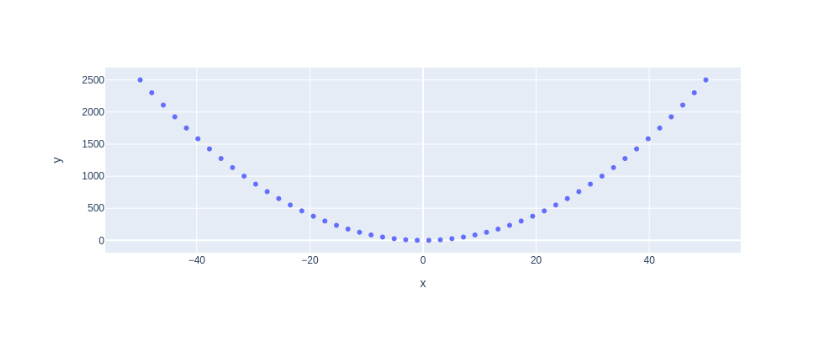
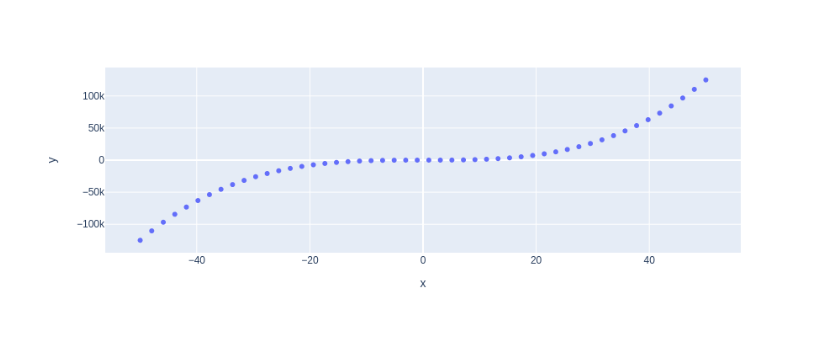
Before and after one commit to gexv587/my-notebooks-repo, a Jupyter notebook: experiment1.ipynb, the cells around one changed output. Cells and saved outputs as stored; diff of their text form; code cells hidden in the pictures.

```diff
--- a/experiment1.ipynb
+++ b/experiment1.ipynb
@@ -4,7 +4,7 @@ import plotly.express as px
 # x-axis data points
 x = np.linspace(start=-50, stop=50)
 # y-axis data points
-y = x ** 2
+y = x ** 3
 # define the plot
 fig = px.scatter(x=x, y=y)
 fig.show()
@@ -13 +12 @@ fig.show()
-[figure, old version]
+[figure, new version]
```
Also changed, not shown: parts of 1 cell of this notebook.
